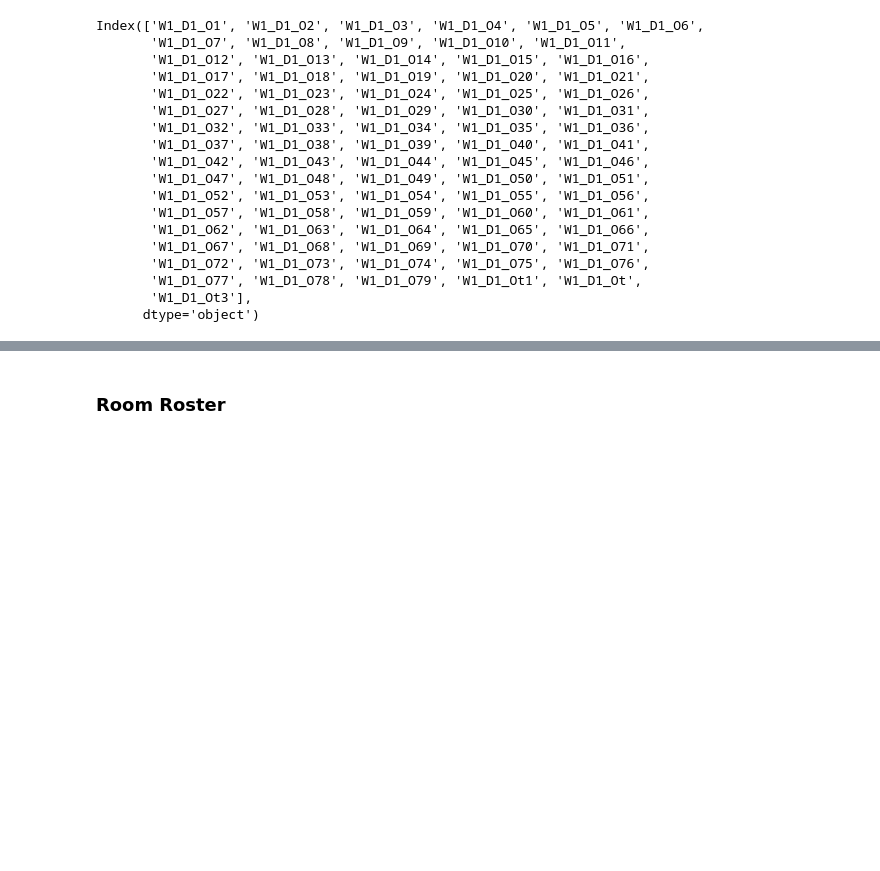
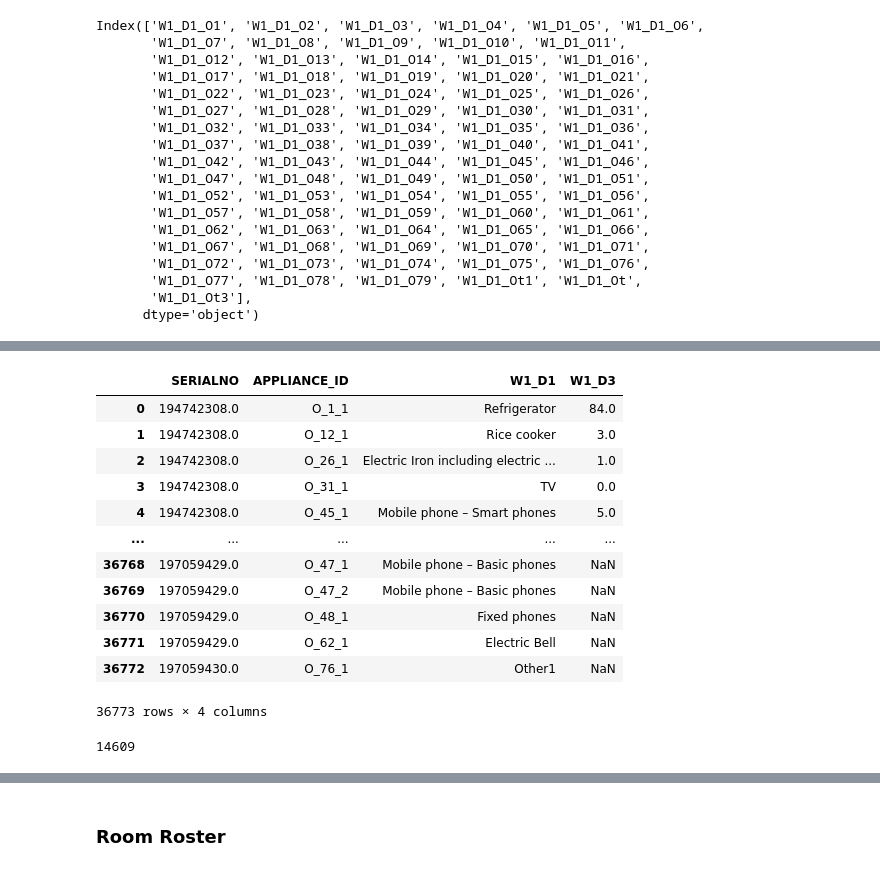
Before and after one commit to LIRNEasia/lacuna, a Jupyter notebook: notebooks/data_table_disaggregation.ipynb, the cells around one changed output, grey strips where cells are left out. Cells and saved outputs as stored; diff of their text form; code cells hidden in the pictures; blank space fills up the shorter version.

Commit message:
appliance roster

```diff
--- a/notebooks/data_table_disaggregation.ipynb
+++ b/notebooks/data_table_disaggregation.ipynb
@@ -189,11 +205,11 @@ member_roster.pg_copy_to(
 appliance = columns[columns.str.contains('W1_D')]
 
 # add SERIAL_NO as a column with demog
-appliane_roster = srl_version[['SERIALNO'] + appliance.tolist()]
+appliane_data = srl_version[['SERIALNO'] + appliance.tolist()]
 
-appliane_roster_columns = appliane_roster.columns
+appliane_data_columns = appliane_data.columns
 
-appliane_roster_columns
+appliane_data_columns
 # %% [output]
 Index(['SERIALNO', 'W1_D1_O1', 'W1_D1_O2', 'W1_D1_O3', 'W1_D1_O4', 'W1_D1_O5',
        'W1_D1_O6', 'W1_D1_O7', 'W1_D1_O8', 'W1_D1_O9',
@@ -226,0 +360,50 @@ Index(['W1_D1_O1', 'W1_D1_O2', 'W1_D1_O3', 'W1_D1_O4', 'W1_D1_O5', 'W1_D1_O6',
+# %%
+appliance_roster = pd.DataFrame(columns=['SERIALNO', 'APPLIANCE_ID', 'W1_D1', 'W1_D3'])
+
+for n in range(len(appliane_data)):
+    serial_no = appliane_data['SERIALNO'].iloc[n]
+
+    # Iterate through every appliance to get each appliance's columns and add them to the roster
+    for i in range(1, 80):
+        # appliance_id = f'A_{i}'
+        appliance_column = appliane_data_columns[appliane_data_columns.str.contains(f'W1_D1_O{i}')]
+
+        appliance = appliane_data[appliance_column].values[n][0]
+
+        if (pd.isna(appliance)):
+            break
+
+        # print(appliance)
+
+        if (appliance in appliance_dict.keys()):
+            column = appliance_dict[appliance]
+        else:
+            print(f'******** Not found {appliance}, {serial_no}, {appliance_column} ********')
+            continue
+
+        no_of_appliance_column = appliane_data_columns[appliane_data_columns.str.contains(f'T_W1_D2_{column}')]
+        no_of_appliances = int(appliane_data[no_of_appliance_column].values[n][0])
+
+        # print(f'{serial_no}, {appliance}, {no_of_appliances}')
+
+        for j in range(1, no_of_appliances + 1):
+            if column > 77 or j > 5:
+                break
+            appliance_id = f'O_{column}_{j}'
+
+            appliance_usage = appliane_data_columns[appliane_data_columns.str.contains(f'T_W1_D3_{column}_{j}')]
+
+            # Create a temporary DataFrame with the appliance's data
+            # print(appliance_usage)
+            temp_df = pd.DataFrame({
+                'SERIALNO': [serial_no],
+                'APPLIANCE_ID': [appliance_id],
+                'W1_D1': [appliance],
+                'W1_D3': [appliane_data[appliance_usage].values[n][0]]
+            })
+
+            # Append to the appliance roster
+            appliance_roster = pd.concat([appliance_roster, temp_df], ignore_index=True)
+
+appliance_roster
+# %% [output]
@@ -226,0 +427,17 @@ Index(['W1_D1_O1', 'W1_D1_O2', 'W1_D1_O3', 'W1_D1_O4', 'W1_D1_O5', 'W1_D1_O6',
+|  | SERIALNO | APPLIANCE_ID | W1_D1 | W1_D3 |
+| 0 | 194742308.0 | O_1_1 | Refrigerator | 84.0 |
+| 1 | 194742308.0 | O_12_1 | Rice cooker | 3.0 |
+| 2 | 194742308.0 | O_26_1 | Electric Iron including electric ... | 1.0 |
+| 3 | 194742308.0 | O_31_1 | TV | 0.0 |
+| 4 | 194742308.0 | O_45_1 | Mobile phone – Smart phones | 5.0 |
+| ... | ... | ... | ... | ... |
+| 36768 | 197059429.0 | O_47_1 | Mobile phone – Basic phones | NaN |
+| 36769 | 197059429.0 | O_47_2 | Mobile phone – Basic phones | NaN |
+| 36770 | 197059429.0 | O_48_1 | Fixed phones | NaN |
+| 36771 | 197059429.0 | O_62_1 | Electric Bell | NaN |
+| 36772 | 197059430.0 | O_76_1 | Other1 | NaN |
+36773 rows × 4 columns
+# %%
+print(appliance_roster['W1_D3'].isna().sum())
+# %% [output]
+14609
```
Also changed, not shown: parts of 13 cells of this notebook.
